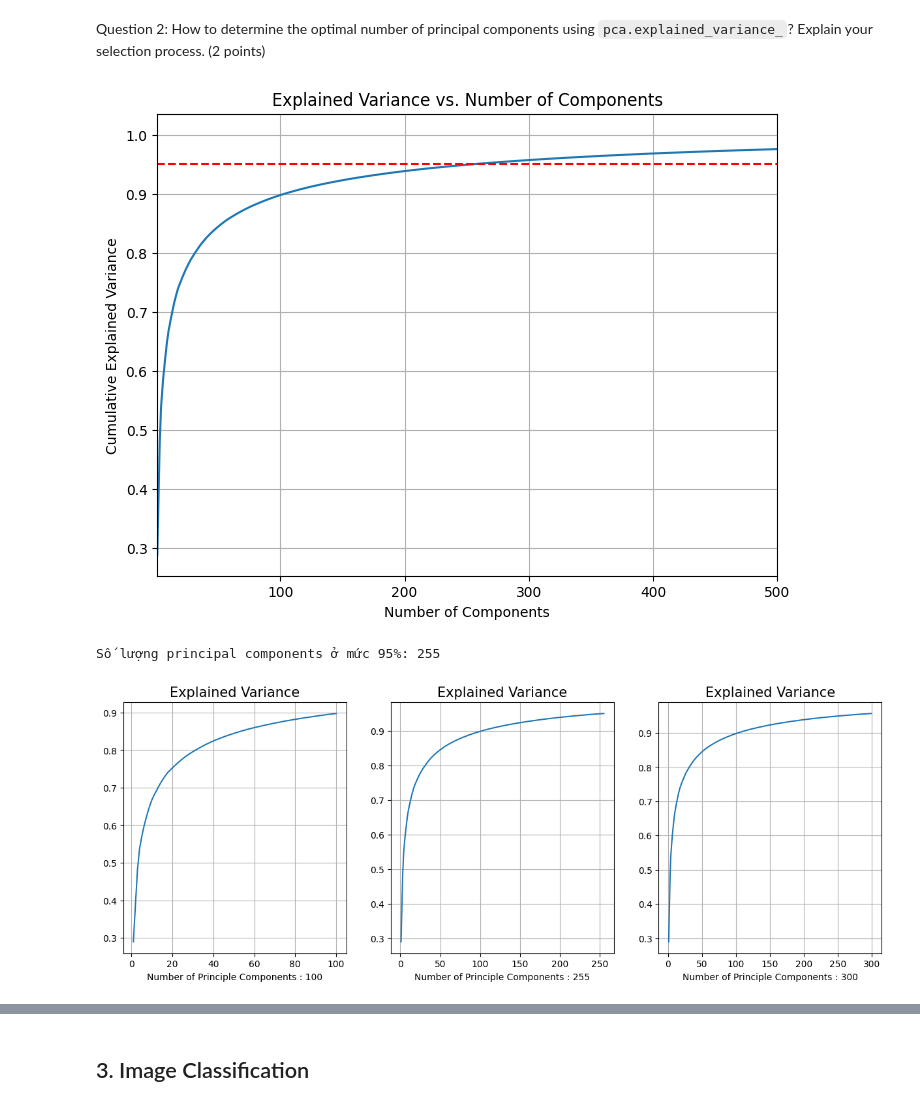
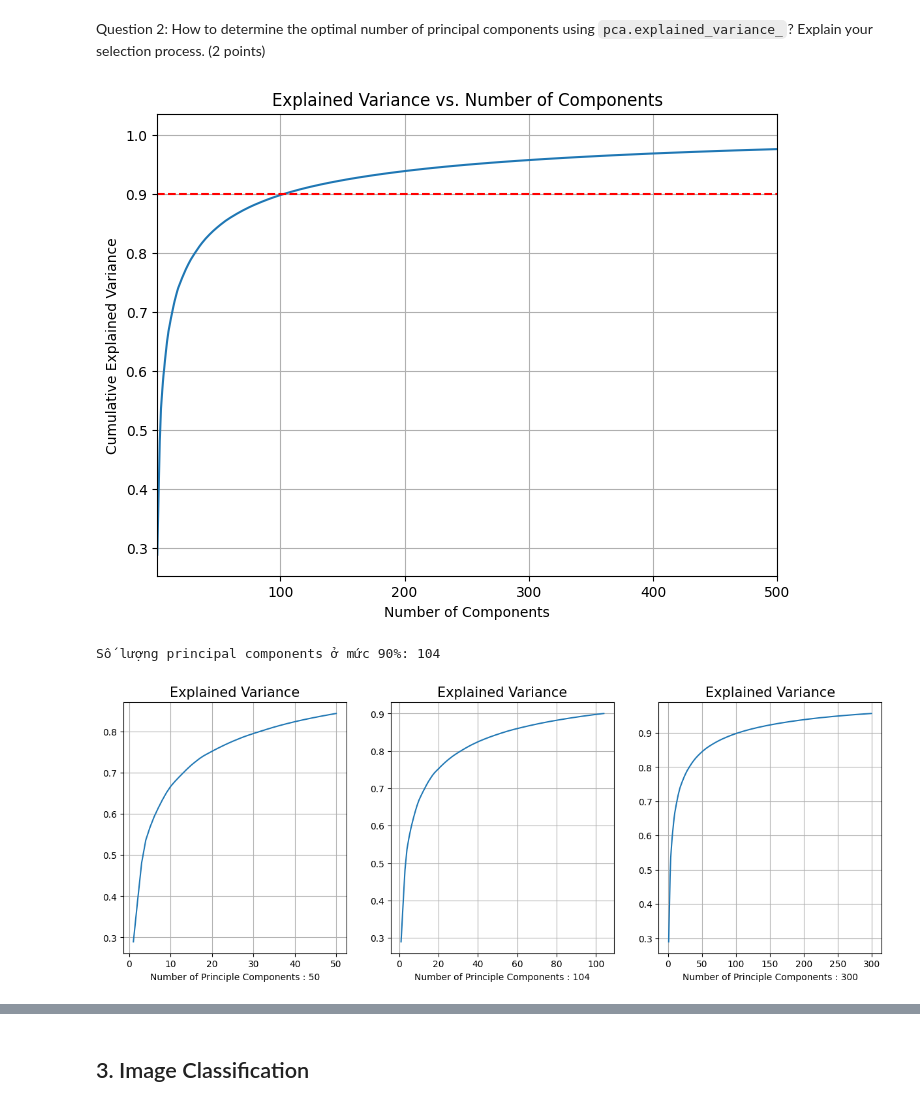
Before and after one commit to nvtnhan/Fundamental-ML, a Jupyter notebook: notebooks/EDA.ipynb, the cells around one changed output, grey strips where cells are left out. Drawn from its saved outputs; the diff is of its cells as text; code cells hidden in the pictures.

```diff
--- a/notebooks/EDA.ipynb
+++ b/notebooks/EDA.ipynb
@@ -107,7 +107,7 @@ explained_variance = pca.explained_variance_ratio_
 cumulative_explained_variance = np.cumsum(explained_variance)
 
 # Chọn số lượng principal components dựa trên ngưỡng phương sai tích lũy
-threshold_variance = 0.95 * cumulative_explained_variance[-1]  # 95% của tổng phương sai
+threshold_variance = 0.9 * cumulative_explained_variance[-1]  # 90% của tổng phương sai
 n_components = np.argmax(cumulative_explained_variance >= threshold_variance) + 1
 
 plt.figure(figsize=(8, 6))
@@ -120,28 +120,28 @@ plt.title('Explained Variance vs. Number of Components')
 plt.xlim(1, 500)
 plt.show()
 
-print("Số lượng principal components ở mức 95%:", n_components)
+print("Số lượng principal components ở mức 90%:", n_components)
 # %% [output]
-[figure, old version]
+[figure, new version]
-Số lượng principal components ở mức 95%: 255
+Số lượng principal components ở mức 90%: 104
 # %%
 def EV(n):
     pca = PCA(n_components=n, whiten=True)
     pca.fit(images_reshaped)
     #plot
     plt.plot(range(1,n+1), pca.explained_variance_ratio_.cumsum())
     plt.title('Explained Variance',fontsize=15)
     plt.grid(visible=True)
     plt.xlabel('Number of Principle Components : {}'.format(n), fontsize=10)
 
-# use the function above and try use n_component=100,255,and 300
+# use the function above and try use n_component=50,104,and 300
 plt.figure(figsize=(15,5))
 plt.subplot(1,3,1)
-EV(100)
+EV(50)
 plt.subplot(1,3,2)
-EV(255)
+EV(104)
 plt.subplot(1,3,3)
 EV(300)
 # %% [output]
-[figure, old version]
+[figure, new version]
 # %% [markdown]
```
Also changed, not shown: parts of 1 cell of this notebook.
